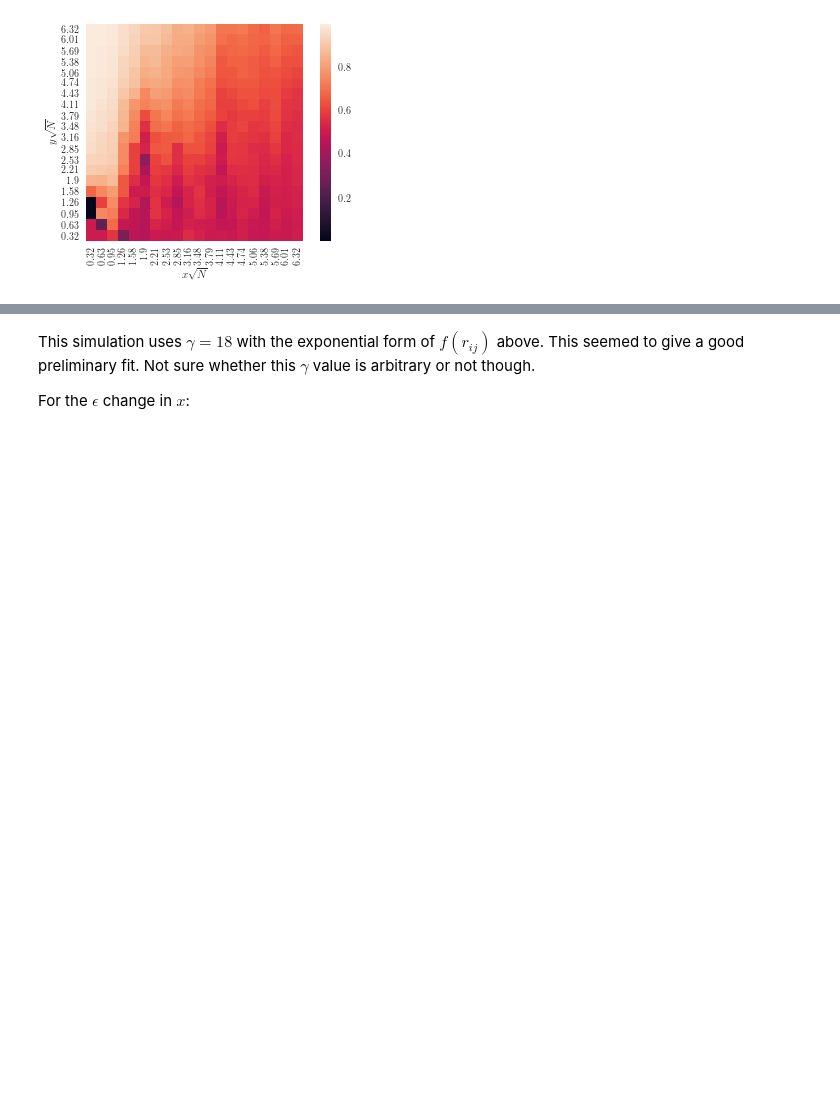
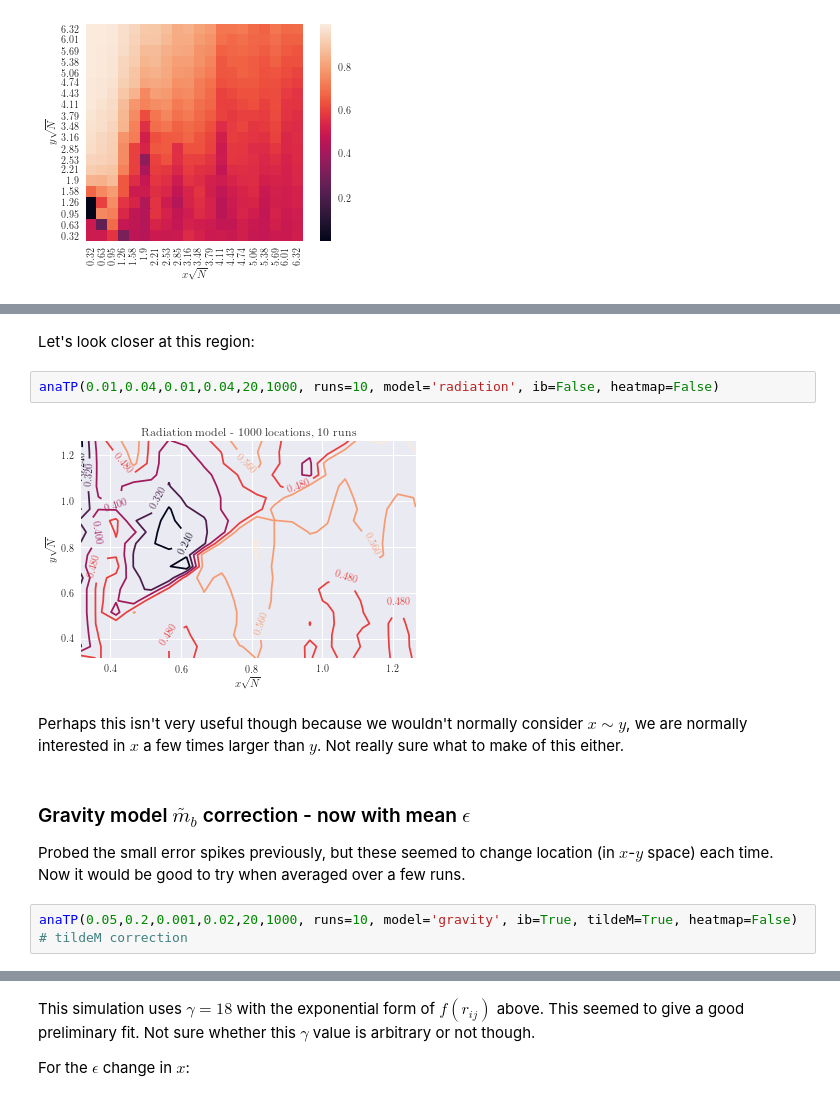
Before and after one commit to jbremz/human_mob, a Jupyter notebook: Notebooks/JB Log.ipynb, the cells around one changed output, grey strips where cells are left out. Cells and saved outputs as stored; diff of their text form; blank space fills up the shorter version.

Commit message:
added average of multiple runs to anaTP

```diff
--- a/Notebooks/JB Log.ipynb
+++ b/Notebooks/JB Log.ipynb
@@ -41 +46,15 @@ This seems to follow a similar pattern to the gravity model, with larger error a
+# %% [markdown]
+Let's look closer at this region:
+# %%
+anaTP(0.01,0.04,0.01,0.04,20,1000, runs=10, model='radiation', ib=False, heatmap=False)
+# %% [output]
+[figure, added]
+# %% [markdown]
+Perhaps this isn't very useful though because we wouldn't normally consider $x\sim y$, we are normally interested in $x$ a few times larger than $y$. Not really sure what to make of this either.
+# %% [markdown]
+### Gravity model $\tilde{m_b}$ correction - now with mean $\epsilon$
+
+Probed the small error spikes previously, but these seemed to change location (in $x$-$y$ space) each time. Now it would be good to try when averaged over a few runs.
+# %%
+anaTP(0.05,0.2,0.001,0.02,20,1000, runs=10, model='gravity', ib=True, tildeM=True, heatmap=False) # tildeM correction
 # %% [markdown]
```
Also changed, not shown: parts of 6 cells of this notebook, 1 other file.
